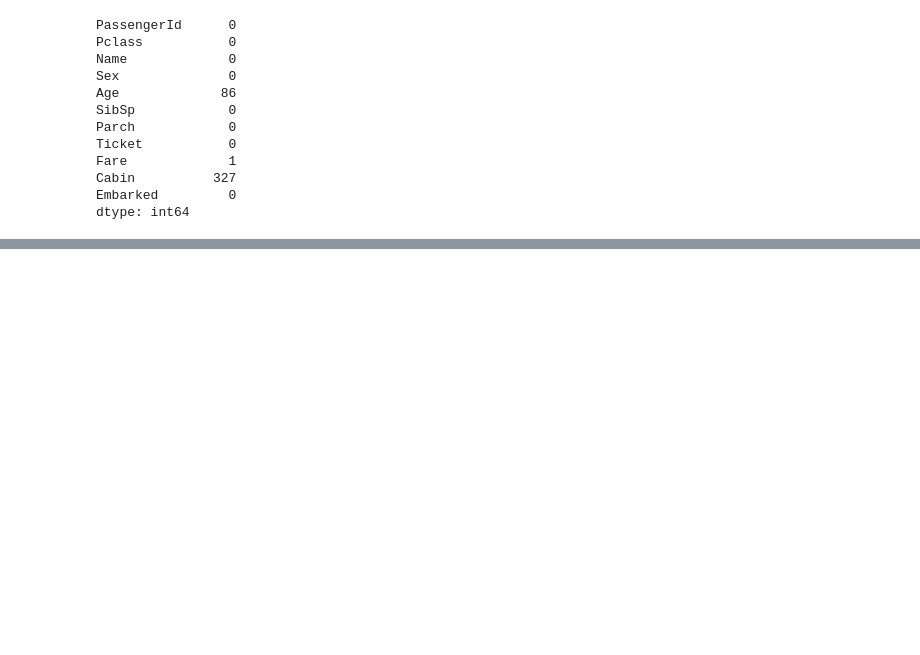
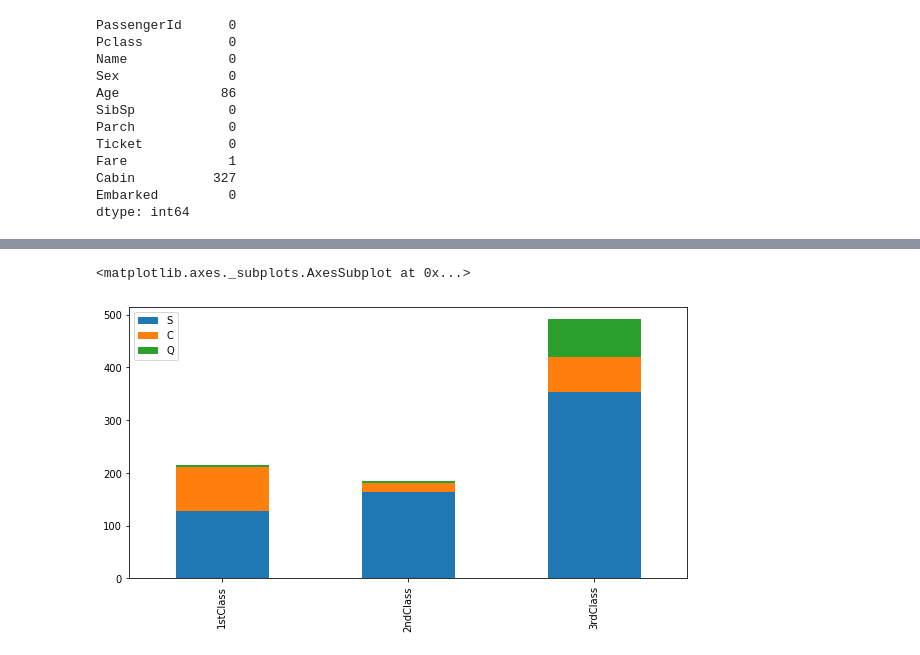
Before and after one commit to Aayushijain64/WAC-DataScience, a Jupyter notebook: Day 5/Titanic_Dataset.ipynb, the cells around one changed output, grey strips where cells are left out. Cells and saved outputs as stored; diff of their text form; code cells hidden in the pictures; blank space fills up the shorter version.

```diff
--- a/Day 5/Titanic_Dataset.ipynb
+++ b/Day 5/Titanic_Dataset.ipynb
@@ -147,0 +306,3 @@ bar_graph('Pclass')
+# %%
+train.drop('Name',axis =1,inplace =True)
+test.drop('Name',axis =1,inplace=True)
@@ -147,0 +357,10 @@ bar_graph('Pclass')
+# %%
+Pclass1 = train[train['Pclass'] ==1]['Embarked'].value_counts()
+Pclass2 = train[train['Pclass'] ==2]['Embarked'].value_counts()
+Pclass3 = train[train['Pclass'] ==3]['Embarked'].value_counts()
+df = pd.DataFrame([Pclass1,Pclass2,Pclass3])
+df.index = ['1stClass','2ndClass','3rdClass']
+df.plot(kind ='bar',stacked=True,figsize =(10,5))
+# %% [output]
+<matplotlib.axes._subplots.AxesSubplot at 0x...>
+[figure, added]
```
Also changed, not shown: parts of 51 cells of this notebook.
